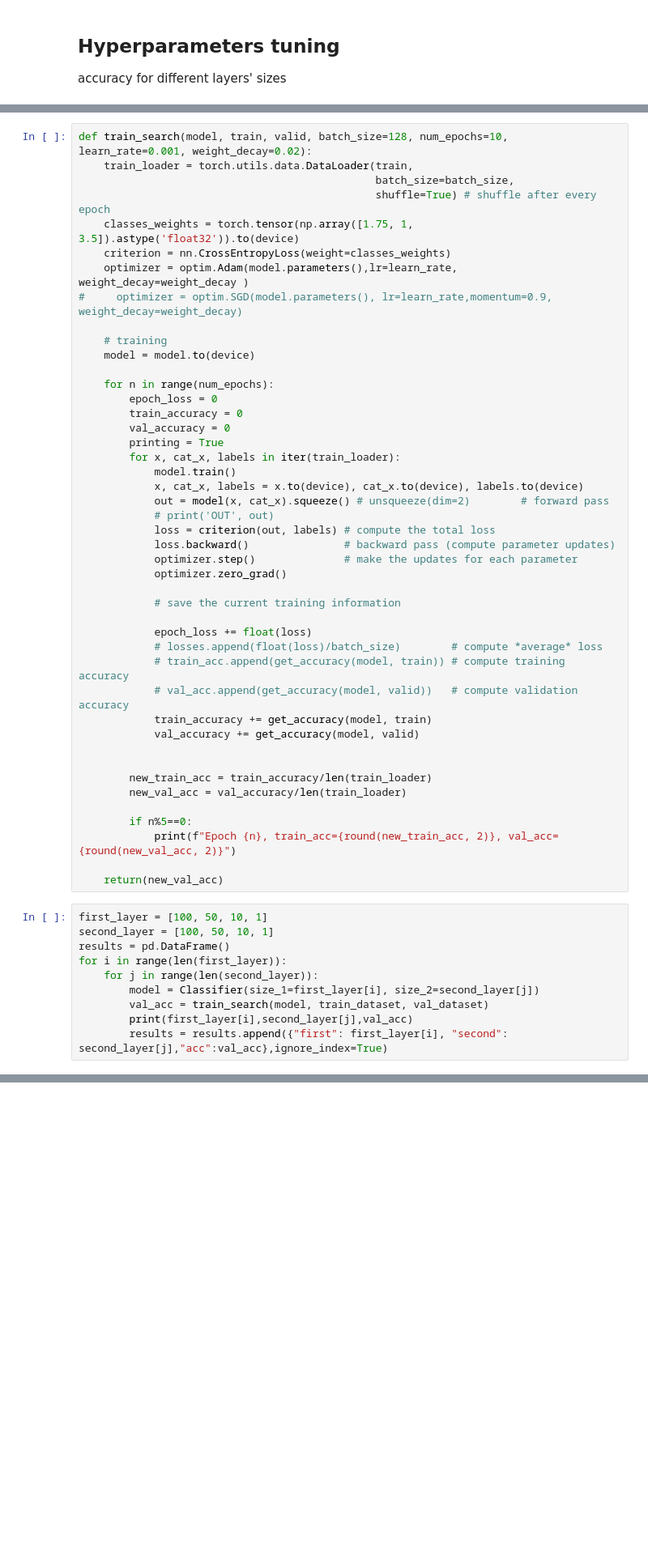
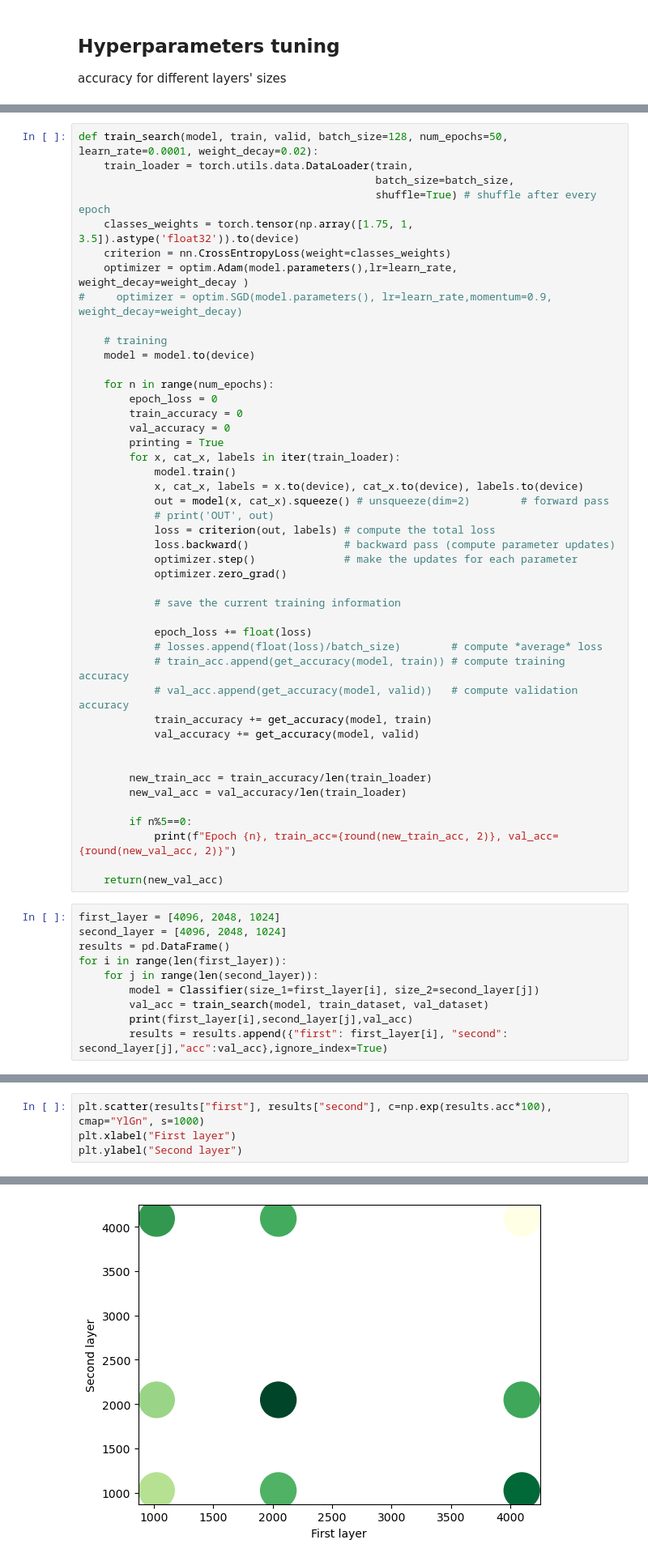
Before and after one commit to milosz-l/SSNE, a Jupyter notebook: lab5_miniprojekt2/m_miniprojekt2_neural_net.ipynb, the cells around one changed output, grey strips where cells are left out. Shown at 81% size. Cells and saved outputs as stored; diff of their text form; blank space fills up the shorter version.

```diff
--- a/lab5_miniprojekt2/m_miniprojekt2_neural_net.ipynb
+++ b/lab5_miniprojekt2/m_miniprojekt2_neural_net.ipynb
@@ -413,5 +439,5 @@ accuracy for different layers' sizes
 # %%
-def train_search(model, train, valid, batch_size=128, num_epochs=10, learn_rate=0.001, weight_decay=0.02):
+def train_search(model, train, valid, batch_size=128, num_epochs=50, learn_rate=0.0001, weight_decay=0.02):
     train_loader = torch.utils.data.DataLoader(train,
                                                batch_size=batch_size,
                                                shuffle=True) # shuffle after every epoch
@@ -456,8 +482,8 @@ def train_search(model, train, valid, batch_size=128, num_epochs=10, learn_rate=
 
     return(new_val_acc)
 # %%
-first_layer = [100, 50, 10, 1]
-second_layer = [100, 50, 10, 1]
+first_layer = [4096, 2048, 1024]
+second_layer = [4096, 2048, 1024]
 results = pd.DataFrame()
 for i in range(len(first_layer)):
     for j in range(len(second_layer)):
@@ -472,0 +607,5 @@ Epoch 0, train_acc=0.55, val_acc=0.54
+# %%
+plt.scatter(results["first"], results["second"], c=np.exp(results.acc*100), cmap="YlGn", s=1000)
+plt.xlabel("First layer")
+plt.ylabel("Second layer")
+# %% [output]
@@ -472,0 +613 @@ Epoch 0, train_acc=0.55, val_acc=0.54
+[figure, added]
```
Also changed, not shown: parts of 18 cells of this notebook, 2 other files.
